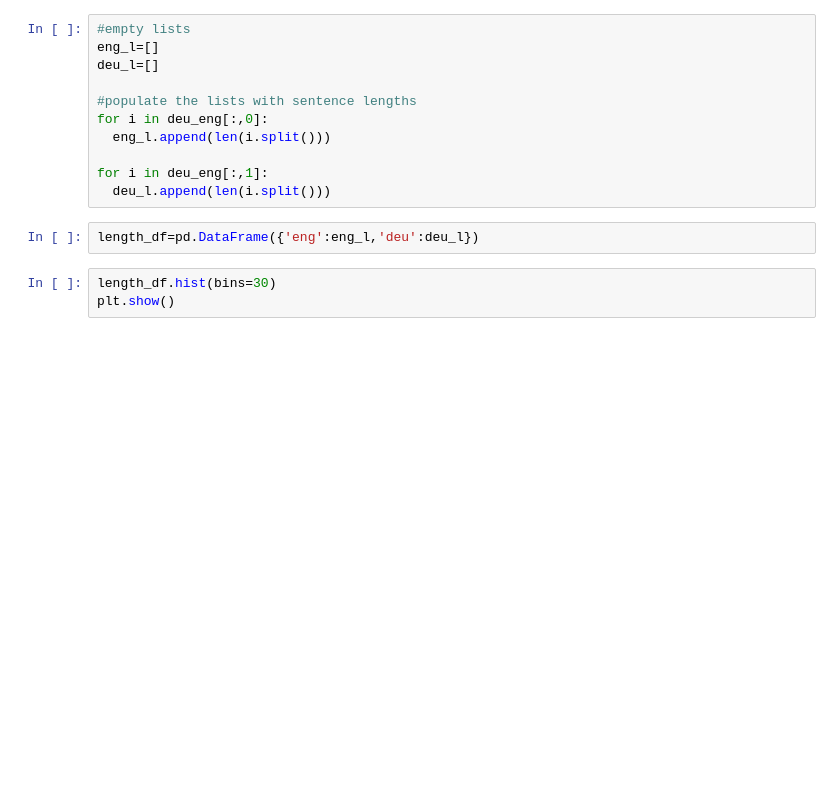
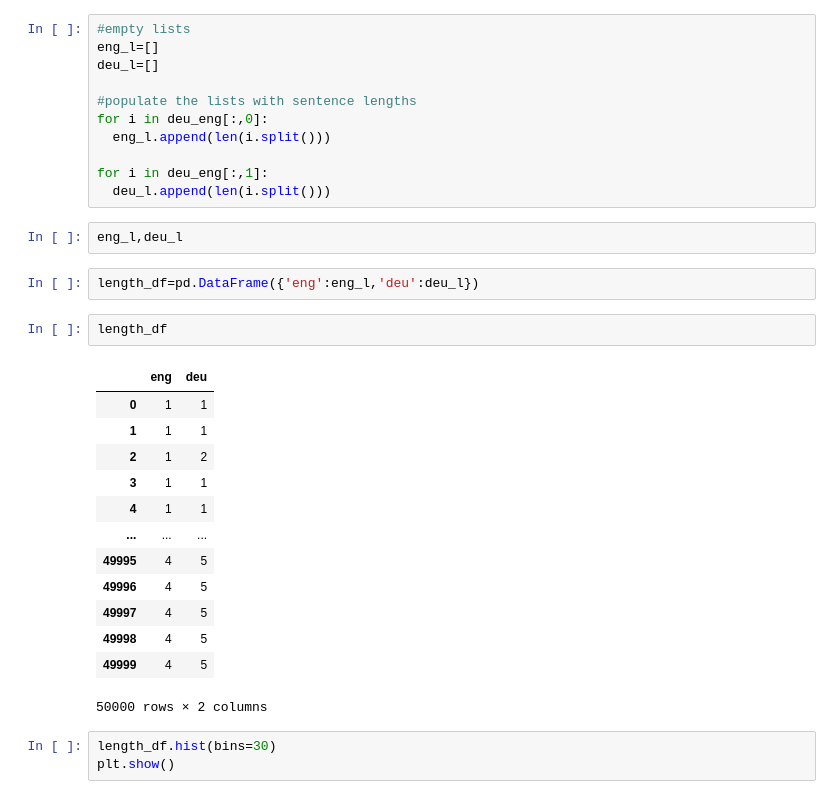
Before and after one commit to sachchit-k/NlpProj, a Jupyter notebook: IntershipStudioProj.ipynb, the cells around one changed output. Cells and saved outputs as stored; diff of their text form; blank space fills up the shorter version.

```diff
--- a/IntershipStudioProj.ipynb
+++ b/IntershipStudioProj.ipynb
@@ -96,8 +96,26 @@ for i in deu_eng[:,0]:
 
 for i in deu_eng[:,1]:
   deu_l.append(len(i.split()))
+# %%
+eng_l,deu_l
 # %%
 length_df=pd.DataFrame({'eng':eng_l,'deu':deu_l})
+# %%
+length_df
+# %% [output]
+|  | eng | deu |
+| 0 | 1 | 1 |
+| 1 | 1 | 1 |
+| 2 | 1 | 2 |
+| 3 | 1 | 1 |
+| 4 | 1 | 1 |
+| ... | ... | ... |
+| 49995 | 4 | 5 |
+| 49996 | 4 | 5 |
+| 49997 | 4 | 5 |
+| 49998 | 4 | 5 |
+| 49999 | 4 | 5 |
+50000 rows × 2 columns
 # %%
 length_df.hist(bins=30)
 plt.show()
```
Also changed, not shown: parts of 21 cells of this notebook.
